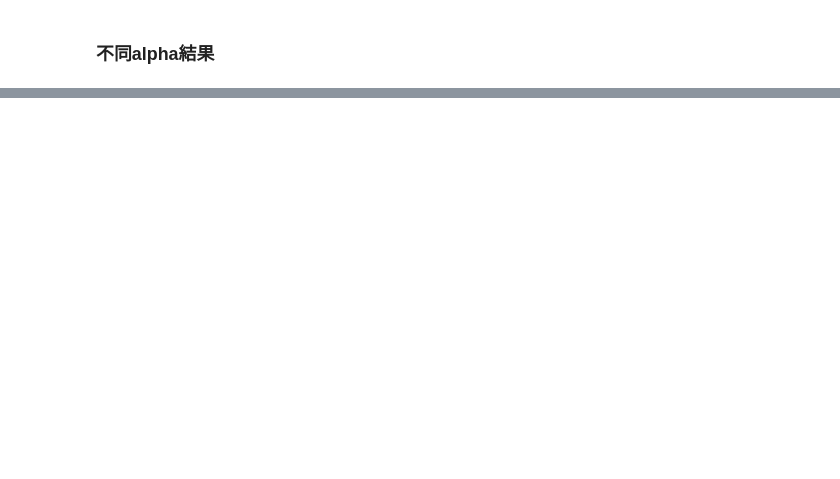
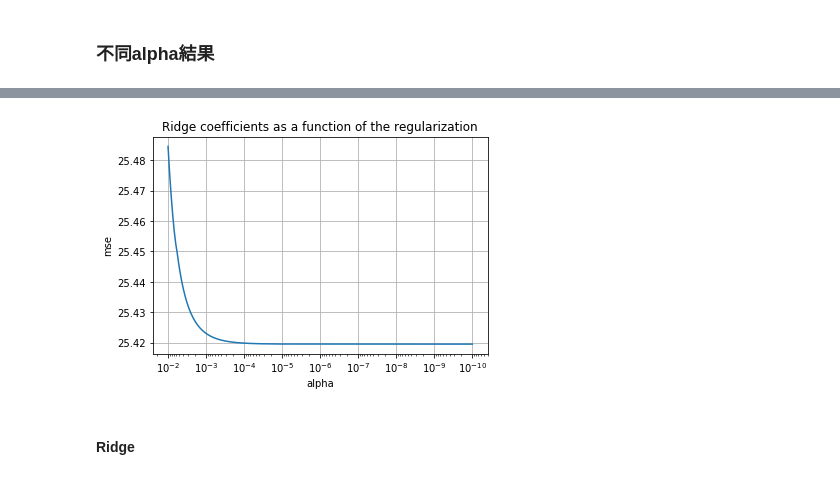
Before and after one commit to shaoxiaochang/2nd-ML100Days, a Jupyter notebook: homework/Day_040_HW.ipynb, the cells around one changed output, grey strips where cells are left out. Saved outputs shown, nothing was run; the diff lists cells and outputs as text; code cells hidden in the pictures; blank space fills up the shorter version.

```diff
--- a/homework/Day_040_HW.ipynb
+++ b/homework/Day_040_HW.ipynb
@@ -110,0 +145,16 @@ Mean squared error: 26.44
+# %%
+ax = plt.gca()
+
+ax.plot(alphas, mse)
+ax.set_xscale('log')    #x轴使用对数表示
+ax.set_xlim(ax.get_xlim()[::-1])  # 将x轴反转，便于显示
+plt.grid()
+plt.xlabel('alpha')
+plt.ylabel('mse')
+plt.title('Ridge coefficients as a function of the regularization')
+plt.axis('tight')
+plt.show()
+# %% [output]
+[figure, added]
+# %% [markdown]
+#### Ridge
```
Also changed, not shown: parts of 15 cells of this notebook, 1 other file.
